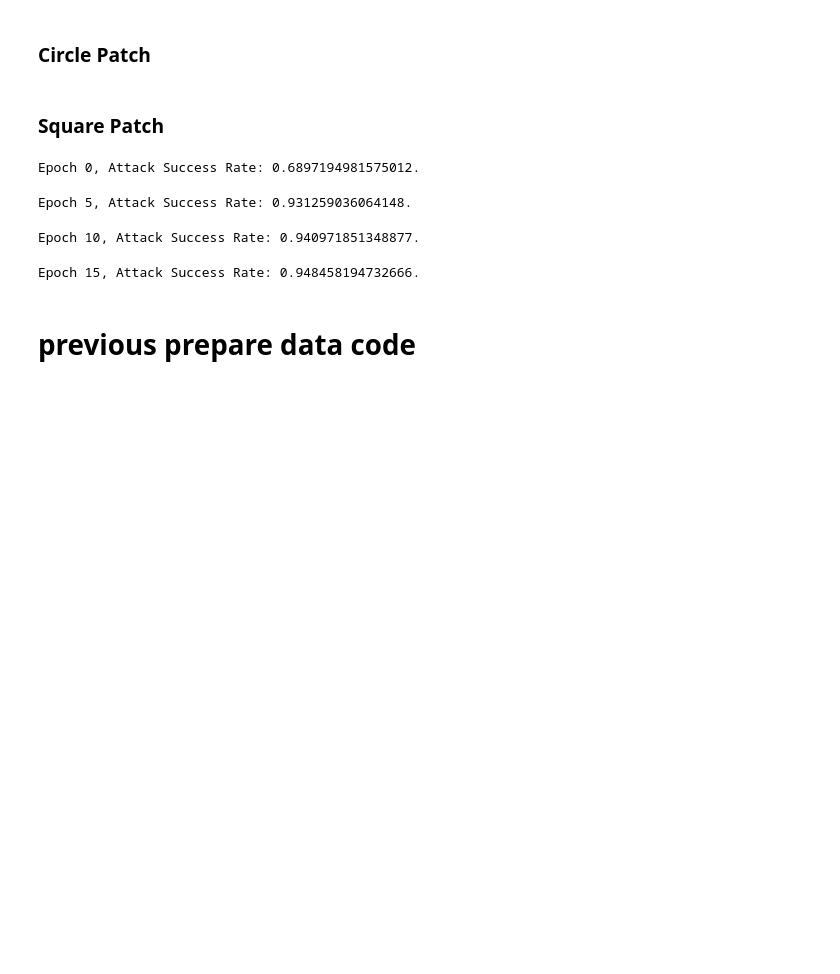
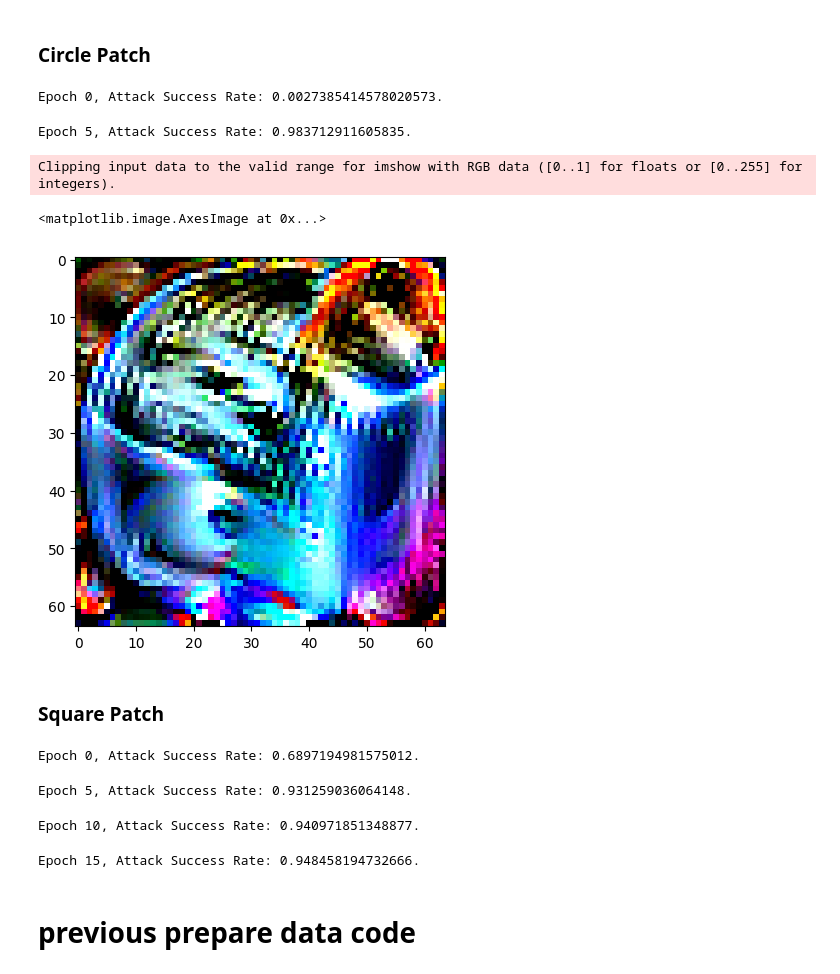
Before and after one commit to nogibjj/Adversarial-Patches-Experimentation, a Jupyter notebook: 10_code/Targeted_Attack_imagenet.ipynb, the cells around one changed output. Drawn from its saved outputs; the diff is of its cells as text; code cells hidden in the pictures; blank space fills up the shorter version.

Commit message:
add target attack imagenet

```diff
--- a/10_code/Targeted_Attack_imagenet.ipynb
+++ b/10_code/Targeted_Attack_imagenet.ipynb
@@ -103,10 +104,10 @@ test_ds=CustomDataset(tdf)
 
 train_set, val_set = torch.utils.data.random_split(train_ds, [0.9, 0.1])
 
-train_loader=DataLoader(train_set,batch_size=32,shuffle=True, num_workers= 4)
+train_loader=DataLoader(train_set,batch_size=32,shuffle=True)
 val_loader = torch.utils.data.DataLoader(
-    val_set, batch_size=32, shuffle=False, drop_last=False, num_workers=4)
-test_loader=DataLoader(test_ds,batch_size=32, num_workers= 4)
+    val_set, batch_size=32, shuffle=False, drop_last=False)
+test_loader=DataLoader(test_ds,batch_size=16)
 # %% [output]
 1000
 # %%
@@ -120,4 +121,7 @@ Name: path, dtype: object
 ## Run the Model with the Patch Attack
 # %%
 # load the Pre-Trained ResNet-18 model
-net = models.resnet18(pretrained=True)
+device = torch.device("cuda" if torch.cuda.is_available() else "cpu")
+
+net = models.resnet34(pretrained=True)
+net = net.to(device)
@@ -124,8 +130,18 @@ net = models.resnet18(pretrained=True)
 # %% [markdown]
 ### Circle Patch
 # %%
-device = torch.device("cuda" if torch.cuda.is_available() else "cpu")
-p, x = patch_attack_targeted(net, device, train_loader, val_loader, target_class=859, patch_size=64, patch_type="circle", num_epochs=1)
+p, x = patch_attack_targeted(net, device, train_loader, val_loader, target_class=859, patch_size=64, patch_type="circle", num_epochs=10)
+# %% [output]
+Epoch 0, Attack Success Rate: 0.0027385414578020573.
+Epoch 5, Attack Success Rate: 0.983712911605835.
+# %%
+# plot the patch generated
+# make sure patch is a numpy array
+plt.imshow(p.numpy().transpose(1, 2, 0))
+# %% [output]
+Clipping input data to the valid range for imshow with RGB data ([0..1] for floats or [0..255] for integers).
+<matplotlib.image.AxesImage at 0x...>
+[figure, added]
 # %% [markdown]
 ### Square Patch
 # %%
```
Also changed, not shown: parts of 3 cells of this notebook.
